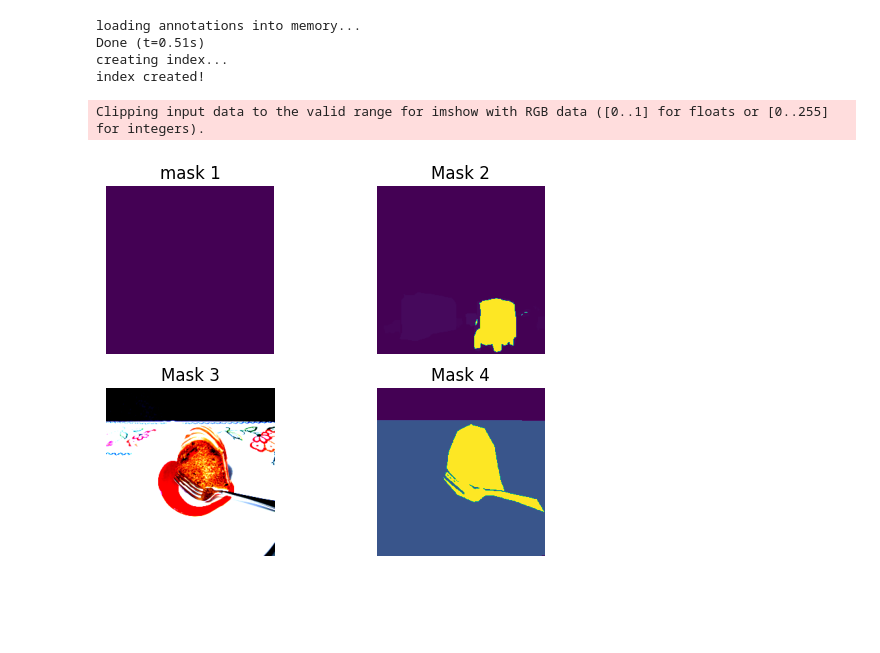
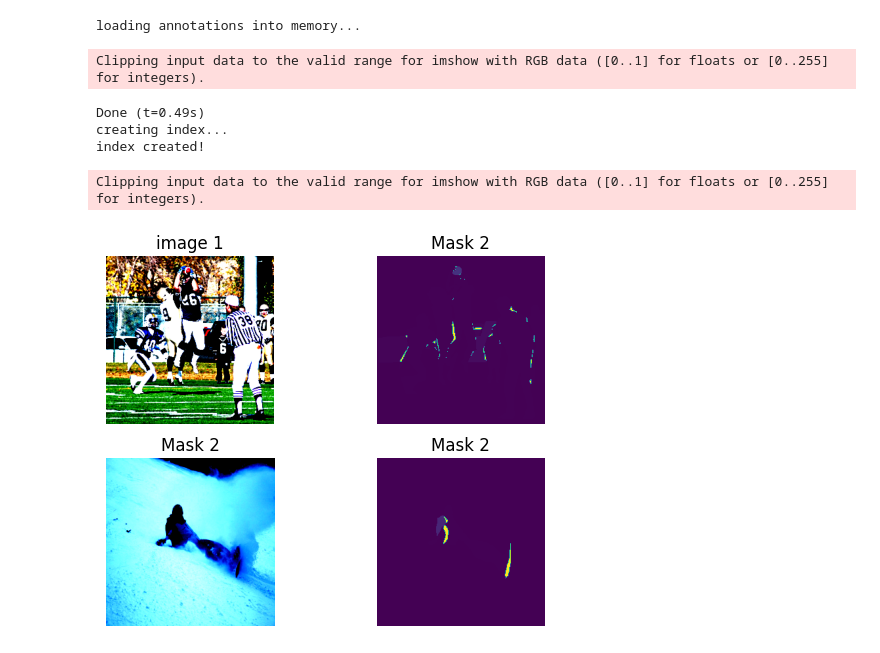
Before and after one commit to cristiano2003/semantic-segmentation, a Jupyter notebook: test.ipynb, the cells around one changed output. Drawn from its saved outputs; the diff is of its cells as text; code cells hidden in the pictures; blank space fills up the shorter version.

```diff
--- a/test.ipynb
+++ b/test.ipynb
@@ -1,43 +1,43 @@
-# %%
-from src.neopolyp.dataset.coco_utils import *
-
-train, val = infer_build("val")
-
-sample_1, sample_2, sample_3, sample_4 = train[0], val[0], train[1], val[1]
-mask1, mask2, mask3, mask4 = sample_1[1], sample_2[1], torch.permute(sample_3[0], (1, 2, 0)), sample_3[1]
-# %% [output]
-loading annotations into memory...
-Done (t=0.51s)
-creating index...
-index created!
 # %%
+from src.neopolyp.dataset.coco_utils import *
+
+train, val = infer_build("val")
+
+sample_1, sample_2 = train[0], val[0]
+image1, mask1, image2, mask2 = torch.permute(sample_1[0], (1, 2, 0)), sample_1[1], torch.permute(sample_2[0], (1, 2, 0)), sample_2[1]
+
 import matplotlib.pyplot as plt
 import numpy as np
 
 
 # Display the RGB image
 plt.subplot(2, 2, 1)
-plt.imshow(np.array(mask1))
-plt.title('mask 1')
+plt.imshow(np.array(image1))
+plt.title('image 1')
 plt.axis('off')
 
 # Display the mask
 plt.subplot(2, 2, 2)
-plt.imshow(np.array(mask2))  # You can choose a different colormap
+plt.imshow(np.array(mask1))  # You can choose a different colormap
 plt.title('Mask 2')
 plt.axis('off')
 
 plt.subplot(2, 2, 3)
-plt.imshow(np.array(mask3))  # You can choose a different colormap
-plt.title('Mask 3')
+plt.imshow(np.array(image2))  # You can choose a different colormap
+plt.title('Mask 2')
 plt.axis('off')
 
 plt.subplot(2, 2, 4)
-plt.imshow(np.array(mask4))  # You can choose a different colormap
-plt.title('Mask 4')
+plt.imshow(np.array(mask2) )  # You can choose a different colormap
+plt.title('Mask 2')
 plt.axis('off')
 
 plt.show()
 # %% [output]
-Clipping input data to the valid range for imshow with RGB data ([0..1] for floats or [0..255] for integers).
+loading annotations into memory...
+Clipping input data to the valid range for imshow with RGB data ([0..1] for floats or [0..255] for integers).
+Done (t=0.49s)
+creating index...
+index created!
+Clipping input data to the valid range for imshow with RGB data ([0..1] for floats or [0..255] for integers).
-[figure, old version]
+[figure, new version]
```
Also changed, not shown: parts of 2 cells of this notebook, 4 other files.
